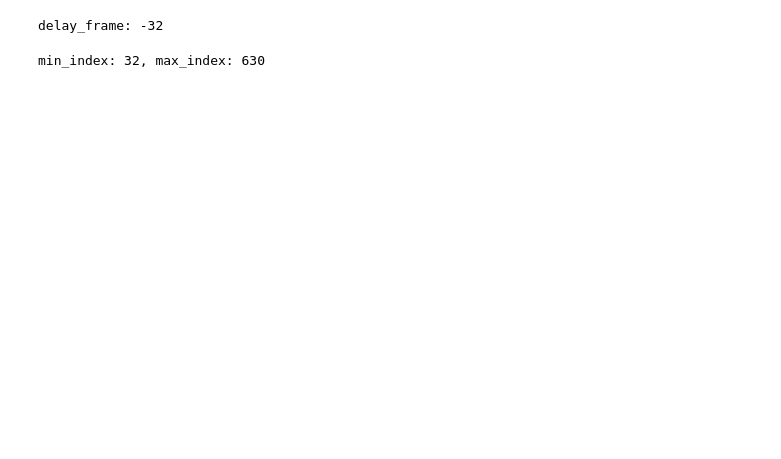
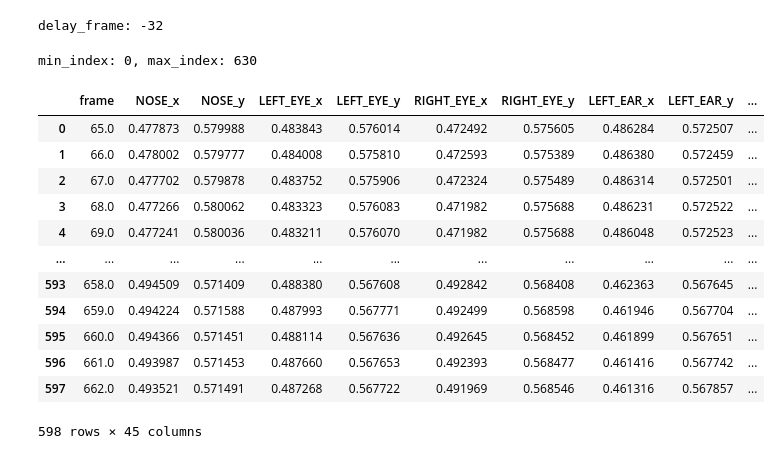
Before and after one commit to shuzo57/3d_reconstruction, a Jupyter notebook: dev/3d_reconstruction.ipynb, the cells around one changed output. Cells and saved outputs as stored; diff of their text form; code cells hidden in the pictures; blank space fills up the shorter version.

```diff
--- a/dev/3d_reconstruction.ipynb
+++ b/dev/3d_reconstruction.ipynb
@@ -1,6 +1,7 @@
 # %%
 import cv2
 import pandas as pd
+pd.set_option('display.max_columns', None)
 import numpy as np
 import matplotlib.pyplot as plt
 import plotly.graph_objects as go
@@ -23,11 +24,11 @@ delay_frame: -32
 # %%
 club1_min = club1.index.min()
 club1_max = club1.index.max()
-club2_min = club2.index.min() - delay_frame
-club2_max = club2.index.max() - delay_frame
+club2_min = club2.index.min() + delay_frame
+club2_max = club2.index.max() + delay_frame
 
 min_index = max(club1_min, club2_min)
 max_index = min(club1_max, club2_max)
 print(f'min_index: {min_index}, max_index: {max_index}')
 # %% [output]
-min_index: 32, max_index: 630
+min_index: 0, max_index: 630
@@ -33,0 +38,17 @@ min_index: 32, max_index: 630
+# %%
+df2 = df2.iloc[min_index-delay_frame:max_index-delay_frame].copy()
+df2.reset_index(drop=True, inplace=True)
+# %% [output]
+|  | frame | NOSE_x | NOSE_y | LEFT_EYE_x | LEFT_EYE_y | RIGHT_EYE_x | RIGHT_EYE_y | LEFT_EAR_x | LEFT_EAR_y | ... |
+| 0 | 65.0 | 0.477873 | 0.579988 | 0.483843 | 0.576014 | 0.472492 | 0.575605 | 0.486284 | 0.572507 | ... |
+| 1 | 66.0 | 0.478002 | 0.579777 | 0.484008 | 0.575810 | 0.472593 | 0.575389 | 0.486380 | 0.572459 | ... |
+| 2 | 67.0 | 0.477702 | 0.579878 | 0.483752 | 0.575906 | 0.472324 | 0.575489 | 0.486314 | 0.572501 | ... |
+| 3 | 68.0 | 0.477266 | 0.580062 | 0.483323 | 0.576083 | 0.471982 | 0.575688 | 0.486231 | 0.572522 | ... |
+| 4 | 69.0 | 0.477241 | 0.580036 | 0.483211 | 0.576070 | 0.471982 | 0.575688 | 0.486048 | 0.572523 | ... |
+| ... | ... | ... | ... | ... | ... | ... | ... | ... | ... | ... |
+| 593 | 658.0 | 0.494509 | 0.571409 | 0.488380 | 0.567608 | 0.492842 | 0.568408 | 0.462363 | 0.567645 | ... |
+| 594 | 659.0 | 0.494224 | 0.571588 | 0.487993 | 0.567771 | 0.492499 | 0.568598 | 0.461946 | 0.567704 | ... |
+| 595 | 660.0 | 0.494366 | 0.571451 | 0.488114 | 0.567636 | 0.492645 | 0.568452 | 0.461899 | 0.567651 | ... |
+| 596 | 661.0 | 0.493987 | 0.571453 | 0.487660 | 0.567653 | 0.492393 | 0.568477 | 0.461416 | 0.567742 | ... |
+| 597 | 662.0 | 0.493521 | 0.571491 | 0.487268 | 0.567722 | 0.491969 | 0.568546 | 0.461316 | 0.567857 | ... |
+598 rows × 45 columns
```
Also changed, not shown: parts of 6 cells of this notebook, 2 other files.
